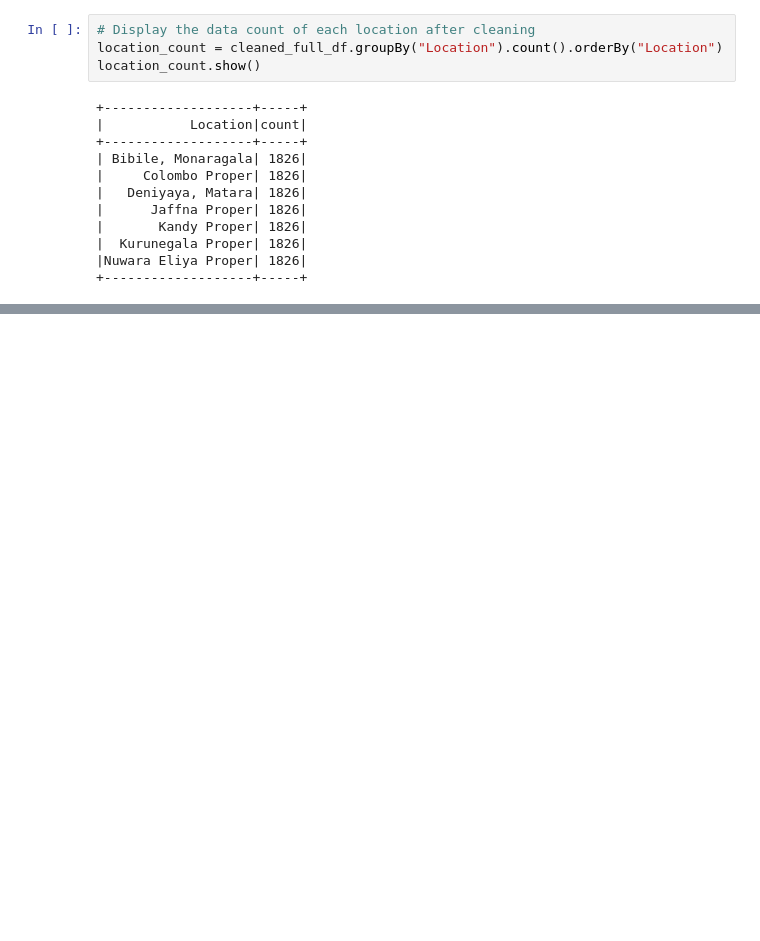
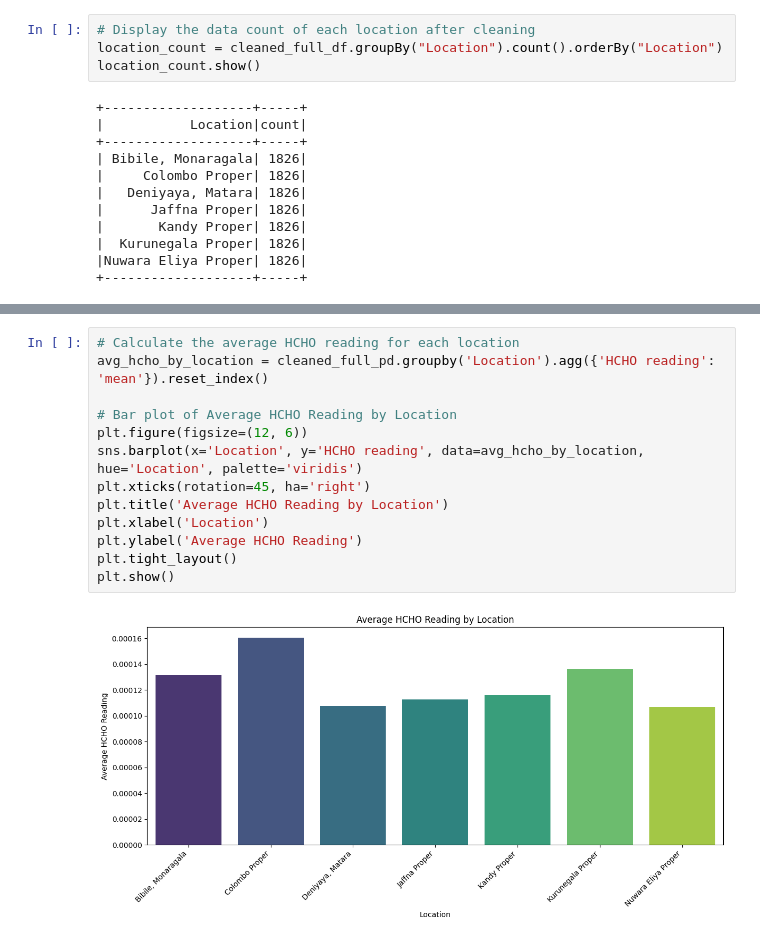
Before and after one commit to PehansiK/Analyzing-HCHO-Gas-in-Sri-Lanka, a Jupyter notebook: DataPreprocessing.ipynb, the cells around one changed output, grey strips where cells are left out. Saved outputs shown, nothing was run; the diff lists cells and outputs as text; blank space fills up the shorter version.

```diff
--- a/DataPreprocessing.ipynb
+++ b/DataPreprocessing.ipynb
@@ -474,0 +497,15 @@ location_count.show()
+# %%
+# Calculate the average HCHO reading for each location
+avg_hcho_by_location = cleaned_full_pd.groupby('Location').agg({'HCHO reading': 'mean'}).reset_index()
+
+# Bar plot of Average HCHO Reading by Location
+plt.figure(figsize=(12, 6))
+sns.barplot(x='Location', y='HCHO reading', data=avg_hcho_by_location, hue='Location', palette='viridis')
+plt.xticks(rotation=45, ha='right')
+plt.title('Average HCHO Reading by Location')
+plt.xlabel('Location')
+plt.ylabel('Average HCHO Reading')
+plt.tight_layout()
+plt.show()
+# %% [output]
+[figure, added]
```
Also changed, not shown: parts of 4 cells of this notebook.
